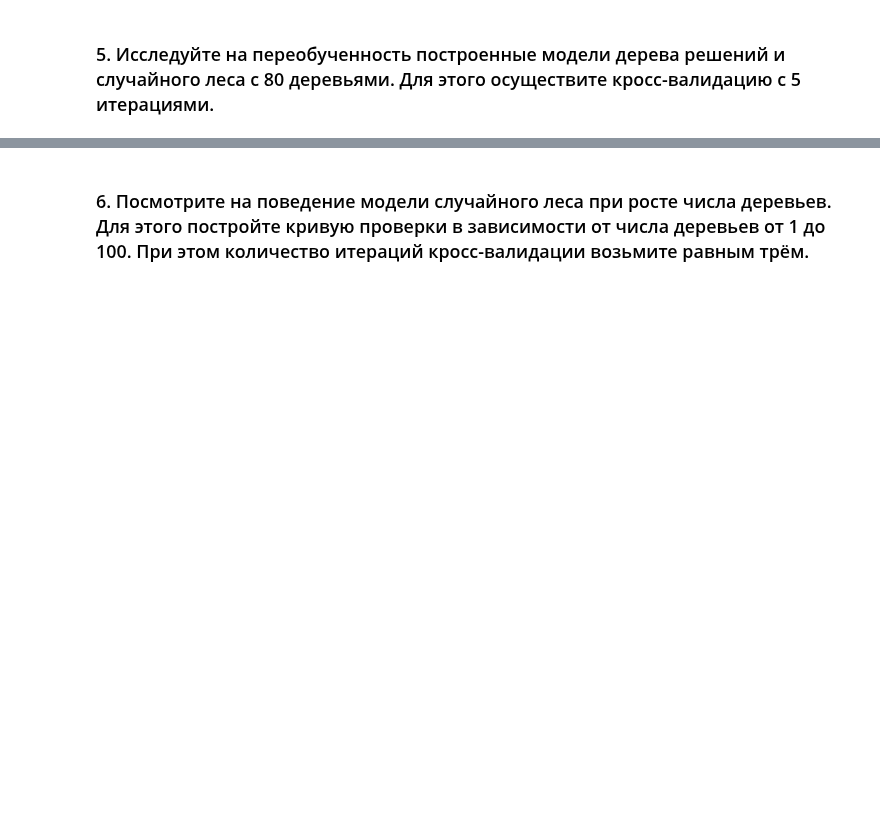
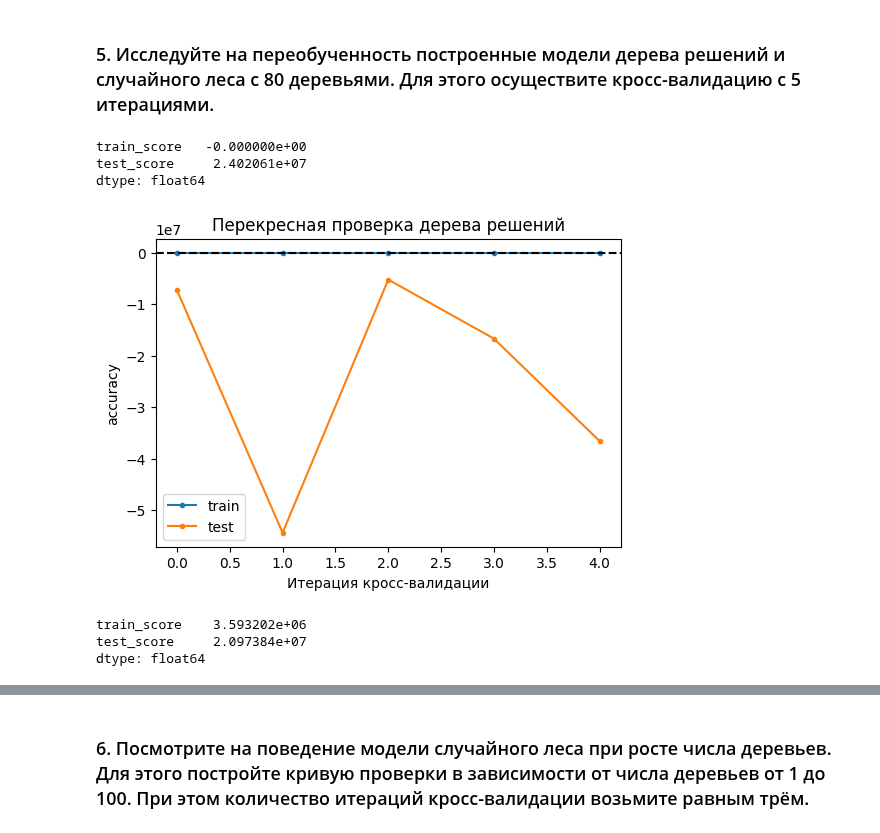
Before and after one commit to AknasMacefg/ITiABD, a Jupyter notebook: Python/2 курс/6_random_forest.ipynb, the cells around one changed output, grey strips where cells are left out. Saved outputs shown, nothing was run; the diff lists cells and outputs as text; code cells hidden in the pictures; blank space fills up the shorter version.

```diff
--- a/Python/2 курс/6_random_forest.ipynb
+++ b/Python/2 курс/6_random_forest.ipynb
@@ -214,2 +275,7 @@ X_train_best, X_test_best, y_train, y_test = train_test_split(X_best, y, test_si
 # %% [markdown]
  ### 3. Обучите на обучающих данных модель регрессионного решающего дерева с параметрами по умолчанию, зафиксировав только random_state=42. Выведите значение метрики RMSE на тестовых данных.
+# %%
+tree_reg = DecisionTreeRegressor(random_state=42)
+tree_reg.fit(X_train, y_train)
+y_pred = tree_reg.predict(X_test)
+root_mean_squared_error(y_test, y_pred)
@@ -216,2 +284,7 @@ X_train_best, X_test_best, y_train, y_test = train_test_split(X_best, y, test_si
 # %% [markdown]
  ### 4. Обучите на обучающих данных модель регрессионного случайного леса из 80 деревьев, зафиксировав random_state=42. Выведите значение метрики RMSE на тестовых данных. Сделайте вывод о том, какая модель лучше осуществляет регрессию для этих данных: решающее дерево или случайный лес из 80 деревьев. Выведите список базовых алгоритмов деревьев, участвующих в модели леса при помощи атрибута .estimators_.
+# %%
+forest_reg = RandomForestRegressor(n_estimators=80, random_state=42)
+forest_reg.fit(X_train, y_train)
+y_pred = forest_reg.predict(X_test)
+root_mean_squared_error(y_test, y_pred)
@@ -218,2 +313,23 @@ X_train_best, X_test_best, y_train, y_test = train_test_split(X_best, y, test_si
 # %% [markdown]
  ### 5. Исследуйте на переобученность построенные модели дерева решений и случайного леса с 80 деревьями. Для этого осуществите кросс-валидацию с 5 итерациями.
+# %%
+tree_cv_results = cross_validate(tree_reg, X_train, y_train, cv = 5, scoring='neg_mean_squared_error', return_train_score=True)
+# %%
+scores = pd.DataFrame(tree_cv_results)[['train_score','test_score']]
+-scores.mean()
+# %% [output]
+train_score   -0.000000e+00
+test_score     2.402061e+07
+dtype: float64
+# %%
+plt.figure(figsize=(6,4))
+plt.plot(scores['train_score'], label = 'train', marker = '.')
+plt.plot(scores['test_score'], label = 'test', marker = '.')
+plt.axhline(y = 1, color ='black', ls = 'dashed')
+plt.legend()
+plt.title("Перекресная проверка дерева решений")
+plt.xlabel("Итерация кросс-валидации")
+plt.ylabel("accuracy")
+plt.show()
+# %% [output]
+[figure, added]
@@ -219,0 +338,7 @@ X_train_best, X_test_best, y_train, y_test = train_test_split(X_best, y, test_si
+# %%
+scores = pd.DataFrame(forest_cv_results)[['train_score','test_score']]
+-scores.mean()
+# %% [output]
+train_score    3.593202e+06
+test_score     2.097384e+07
+dtype: float64
```
Also changed, not shown: parts of 17 cells of this notebook.
